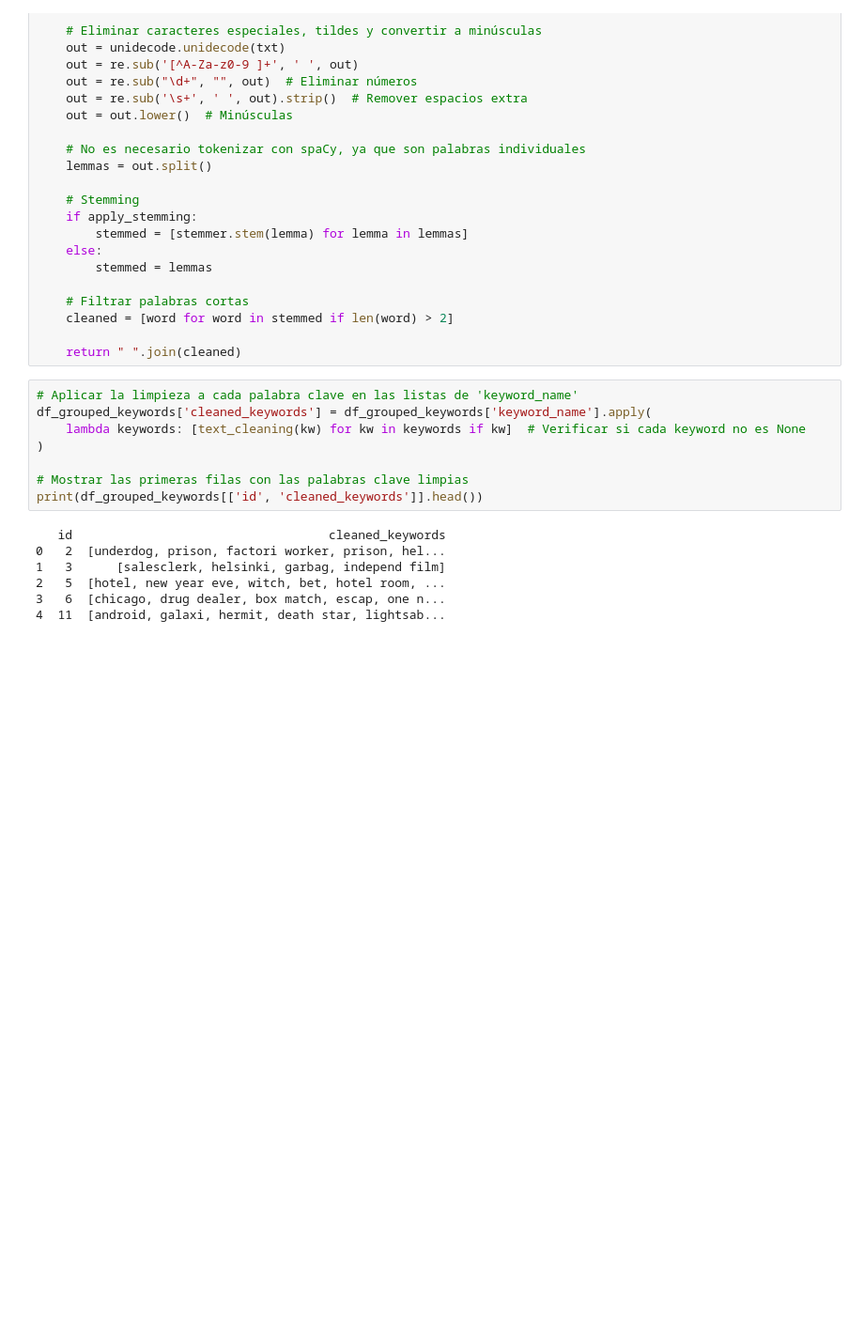
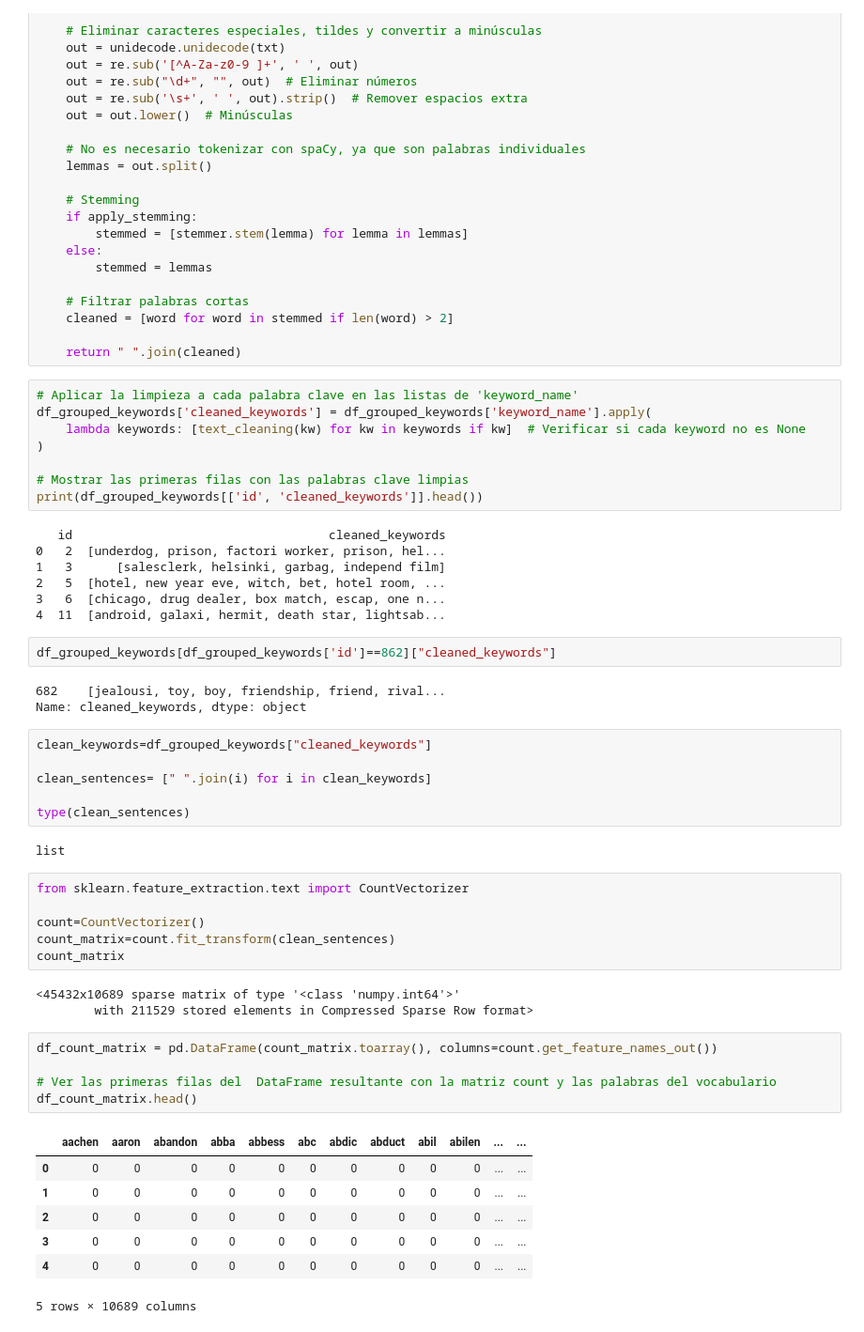
Before and after one commit to juankquintana/proyecto_recomendacion_peliculas, a Jupyter notebook: JCQ Proyecto_Peliculas_ANS copy.ipynb, the cells around one changed output. Shown at 94% size. Saved outputs shown, nothing was run; the diff lists cells and outputs as text; blank space fills up the shorter version.

```diff
--- a/JCQ Proyecto_Peliculas_ANS copy.ipynb
+++ b/JCQ Proyecto_Peliculas_ANS copy.ipynb
@@ -420,3 +422,38 @@ print(df_grouped_keywords[['id', 'cleaned_keywords']].head())
 2   5  [hotel, new year eve, witch, bet, hotel room, ...
 3   6  [chicago, drug dealer, box match, escap, one n...
 4  11  [android, galaxi, hermit, death star, lightsab...
+# %%
+df_grouped_keywords[df_grouped_keywords['id']==862]["cleaned_keywords"]
+# %% [output]
+682    [jealousi, toy, boy, friendship, friend, rival...
+Name: cleaned_keywords, dtype: object
+# %%
+clean_keywords=df_grouped_keywords["cleaned_keywords"]
+
+clean_sentences= [" ".join(i) for i in clean_keywords]
+
+type(clean_sentences)
+# %% [output]
+list
+# %%
+from sklearn.feature_extraction.text import CountVectorizer
+
+count=CountVectorizer()
+count_matrix=count.fit_transform(clean_sentences)
+count_matrix
+# %% [output]
+<45432x10689 sparse matrix of type '<class 'numpy.int64'>'
+        with 211529 stored elements in Compressed Sparse Row format>
+# %%
+df_count_matrix = pd.DataFrame(count_matrix.toarray(), columns=count.get_feature_names_out())
+
+# Ver las primeras filas del  DataFrame resultante con la matriz count y las palabras del vocabulario
+df_count_matrix.head()
+# %% [output]
+|  | aachen | aaron | abandon | abba | abbess | abc | abdic | abduct | abil | abilen | ... | ... |
+| 0 | 0 | 0 | 0 | 0 | 0 | 0 | 0 | 0 | 0 | 0 | ... | ... |
+| 1 | 0 | 0 | 0 | 0 | 0 | 0 | 0 | 0 | 0 | 0 | ... | ... |
+| 2 | 0 | 0 | 0 | 0 | 0 | 0 | 0 | 0 | 0 | 0 | ... | ... |
+| 3 | 0 | 0 | 0 | 0 | 0 | 0 | 0 | 0 | 0 | 0 | ... | ... |
+| 4 | 0 | 0 | 0 | 0 | 0 | 0 | 0 | 0 | 0 | 0 | ... | ... |
+5 rows × 10689 columns
```
Also changed, not shown: parts of 10 cells of this notebook, 1 other file.
